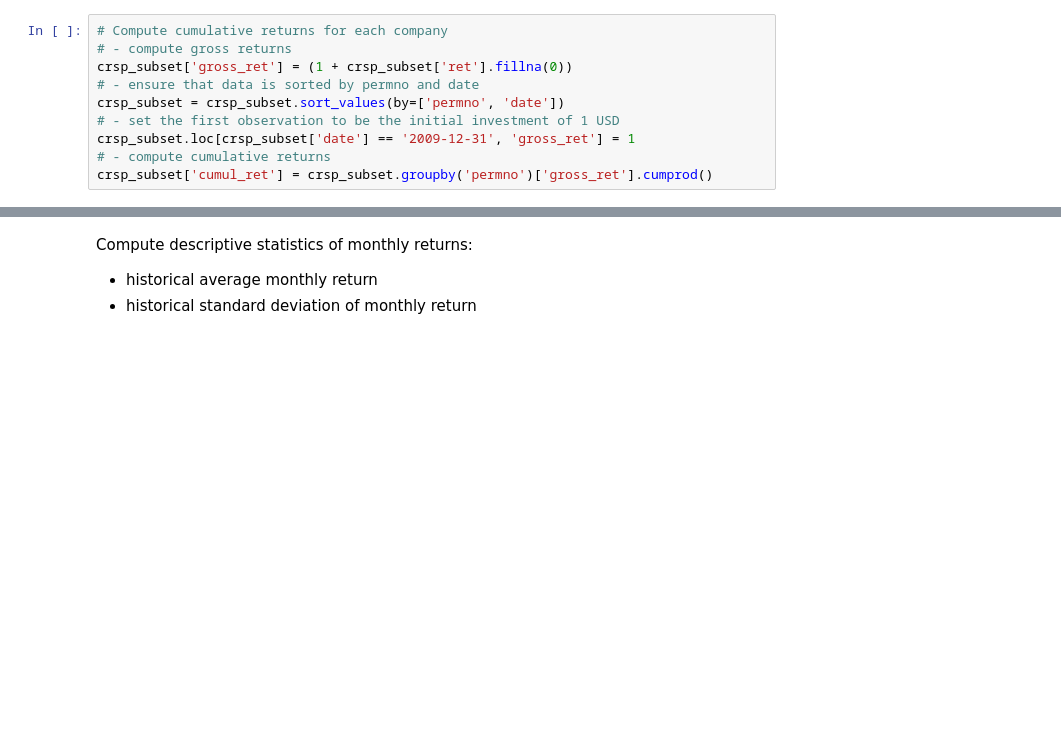
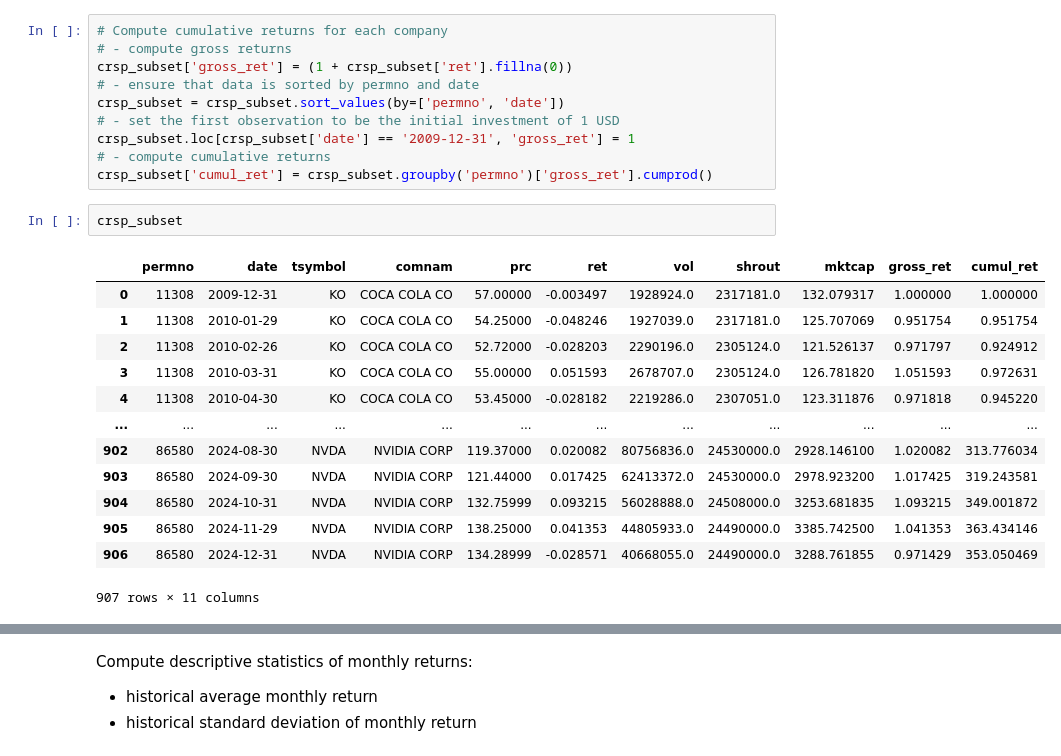
Before and after one commit to LiuChen-5749342/Foundations-of-Finance, a Jupyter notebook: Coding/workshop_equities.ipynb, the cells around one changed output, grey strips where cells are left out. Drawn from its saved outputs; the diff is of its cells as text; blank space fills up the shorter version.

```diff
--- a/Coding/workshop_equities.ipynb
+++ b/Coding/workshop_equities.ipynb
@@ -129,6 +149,22 @@ crsp_subset = crsp_subset.sort_values(by=['permno', 'date'])
 crsp_subset.loc[crsp_subset['date'] == '2009-12-31', 'gross_ret'] = 1
 # - compute cumulative returns
 crsp_subset['cumul_ret'] = crsp_subset.groupby('permno')['gross_ret'].cumprod()
+# %%
+crsp_subset
+# %% [output]
+|  | permno | date | tsymbol | comnam | prc | ret | vol | shrout | mktcap | gross_ret | cumul_ret |
+| 0 | 11308 | 2009-12-31 | KO | COCA COLA CO | 57.00000 | -0.003497 | 1928924.0 | 2317181.0 | 132.079317 | 1.000000 | 1.000000 |
+| 1 | 11308 | 2010-01-29 | KO | COCA COLA CO | 54.25000 | -0.048246 | 1927039.0 | 2317181.0 | 125.707069 | 0.951754 | 0.951754 |
+| 2 | 11308 | 2010-02-26 | KO | COCA COLA CO | 52.72000 | -0.028203 | 2290196.0 | 2305124.0 | 121.526137 | 0.971797 | 0.924912 |
+| 3 | 11308 | 2010-03-31 | KO | COCA COLA CO | 55.00000 | 0.051593 | 2678707.0 | 2305124.0 | 126.781820 | 1.051593 | 0.972631 |
+| 4 | 11308 | 2010-04-30 | KO | COCA COLA CO | 53.45000 | -0.028182 | 2219286.0 | 2307051.0 | 123.311876 | 0.971818 | 0.945220 |
+| ... | ... | ... | ... | ... | ... | ... | ... | ... | ... | ... | ... |
+| 902 | 86580 | 2024-08-30 | NVDA | NVIDIA CORP | 119.37000 | 0.020082 | 80756836.0 | 24530000.0 | 2928.146100 | 1.020082 | 313.776034 |
+| 903 | 86580 | 2024-09-30 | NVDA | NVIDIA CORP | 121.44000 | 0.017425 | 62413372.0 | 24530000.0 | 2978.923200 | 1.017425 | 319.243581 |
+| 904 | 86580 | 2024-10-31 | NVDA | NVIDIA CORP | 132.75999 | 0.093215 | 56028888.0 | 24508000.0 | 3253.681835 | 1.093215 | 349.001872 |
+| 905 | 86580 | 2024-11-29 | NVDA | NVIDIA CORP | 138.25000 | 0.041353 | 44805933.0 | 24490000.0 | 3385.742500 | 1.041353 | 363.434146 |
+| 906 | 86580 | 2024-12-31 | NVDA | NVIDIA CORP | 134.28999 | -0.028571 | 40668055.0 | 24490000.0 | 3288.761855 | 0.971429 | 353.050469 |
+907 rows × 11 columns
 # %%
 # Plot time series of stock cumulative returns for each selected company
 plt.figure(figsize=(14, 7))
```
Also changed, not shown: parts of 11 cells of this notebook.
